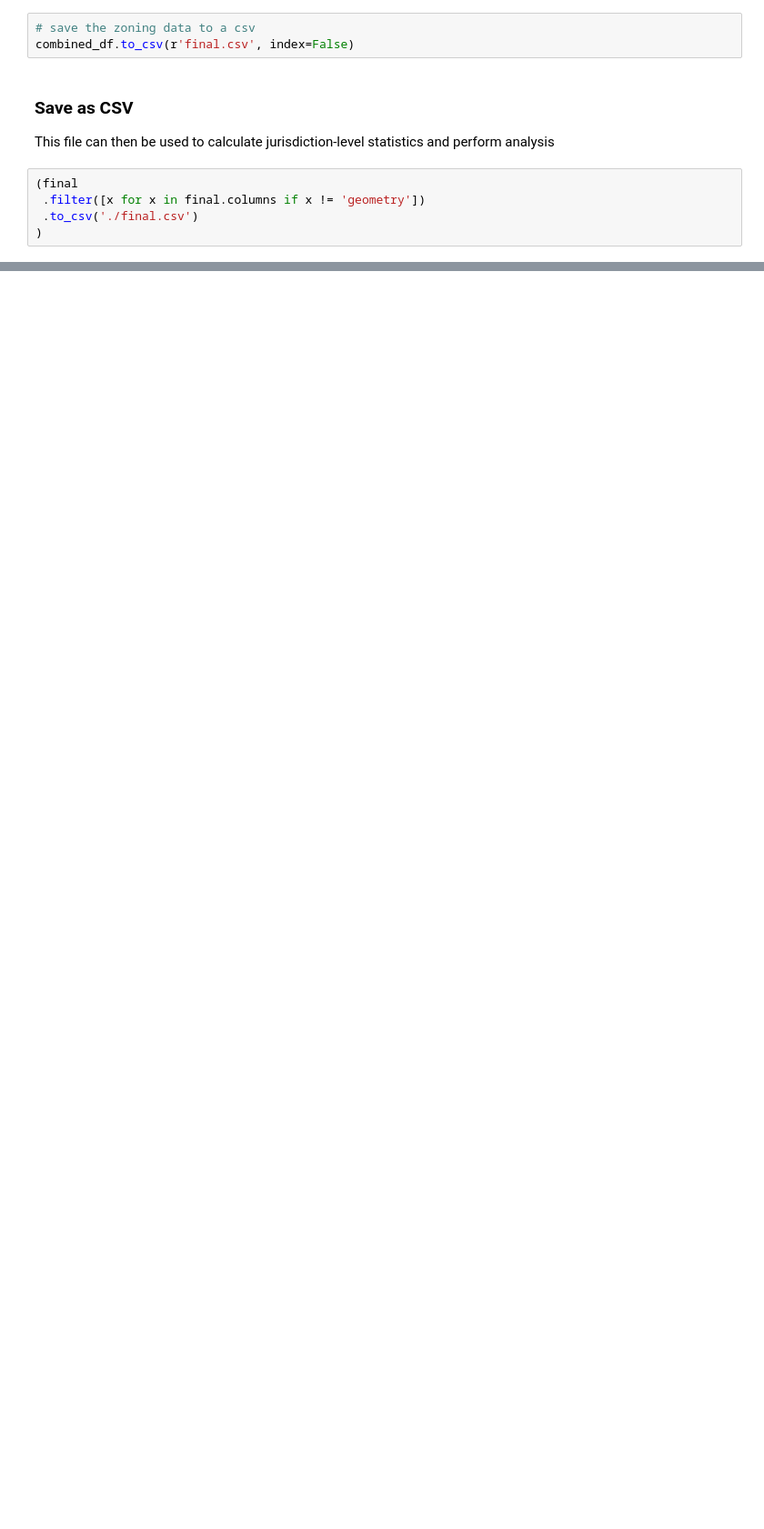
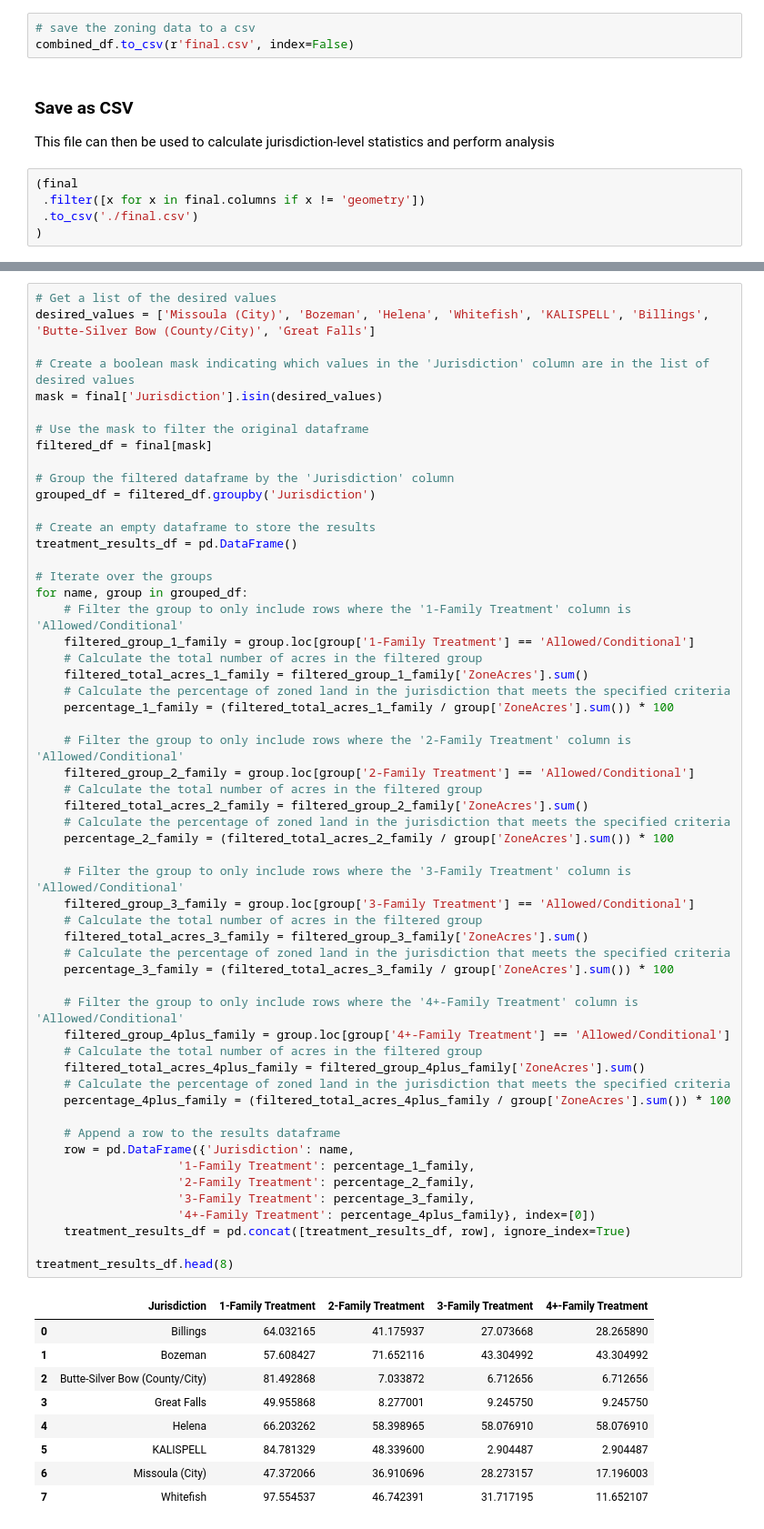
Before and after one commit to National-Zoning-Atlas/MontanaAtlas, a Jupyter notebook: CombineJurisdictions.ipynb, the cells around one changed output, grey strips where cells are left out. Shown at 91% size. Drawn from its saved outputs; the diff is of its cells as text; blank space fills up the shorter version.

```diff
--- a/CombineJurisdictions.ipynb
+++ b/CombineJurisdictions.ipynb
@@ -432,0 +527,65 @@ This file can then be used to calculate jurisdiction-level statistics and perfor
+# %%
+# Get a list of the desired values
+desired_values = ['Missoula (City)', 'Bozeman', 'Helena', 'Whitefish', 'KALISPELL', 'Billings', 'Butte-Silver Bow (County/City)', 'Great Falls']
+
+# Create a boolean mask indicating which values in the 'Jurisdiction' column are in the list of desired values
+mask = final['Jurisdiction'].isin(desired_values)
+
+# Use the mask to filter the original dataframe
+filtered_df = final[mask]
+
+# Group the filtered dataframe by the 'Jurisdiction' column
+grouped_df = filtered_df.groupby('Jurisdiction')
+
+# Create an empty dataframe to store the results
+treatment_results_df = pd.DataFrame()
+
+# Iterate over the groups
+for name, group in grouped_df:
+    # Filter the group to only include rows where the '1-Family Treatment' column is 'Allowed/Conditional'
+    filtered_group_1_family = group.loc[group['1-Family Treatment'] == 'Allowed/Conditional']
+    # Calculate the total number of acres in the filtered group
+    filtered_total_acres_1_family = filtered_group_1_family['ZoneAcres'].sum()
+    # Calculate the percentage of zoned land in the jurisdiction that meets the specified criteria
+    percentage_1_family = (filtered_total_acres_1_family / group['ZoneAcres'].sum()) * 100
+
+    # Filter the group to only include rows where the '2-Family Treatment' column is 'Allowed/Conditional'
+    filtered_group_2_family = group.loc[group['2-Family Treatment'] == 'Allowed/Conditional']
+    # Calculate the total number of acres in the filtered group
+    filtered_total_acres_2_family = filtered_group_2_family['ZoneAcres'].sum()
+    # Calculate the percentage of zoned land in the jurisdiction that meets the specified criteria
+    percentage_2_family = (filtered_total_acres_2_family / group['ZoneAcres'].sum()) * 100
+
+    # Filter the group to only include rows where the '3-Family Treatment' column is 'Allowed/Conditional'
+    filtered_group_3_family = group.loc[group['3-Family Treatment'] == 'Allowed/Conditional']
+    # Calculate the total number of acres in the filtered group
+    filtered_total_acres_3_family = filtered_group_3_family['ZoneAcres'].sum()
+    # Calculate the percentage of zoned land in the jurisdiction that meets the specified criteria
+    percentage_3_family = (filtered_total_acres_3_family / group['ZoneAcres'].sum()) * 100
+
+    # Filter the group to only include rows where the '4+-Family Treatment' column is 'Allowed/Conditional'
+    filtered_group_4plus_family = group.loc[group['4+-Family Treatment'] == 'Allowed/Conditional']
+    # Calculate the total number of acres in the filtered group
+    filtered_total_acres_4plus_family = filtered_group_4plus_family['ZoneAcres'].sum()
+    # Calculate the percentage of zoned land in the jurisdiction that meets the specified criteria
+    percentage_4plus_family = (filtered_total_acres_4plus_family / group['ZoneAcres'].sum()) * 100
+
+    # Append a row to the results dataframe
+    row = pd.DataFrame({'Jurisdiction': name,
+                    '1-Family Treatment': percentage_1_family,
+                    '2-Family Treatment': percentage_2_family,
+                    '3-Family Treatment': percentage_3_family,
+                    '4+-Family Treatment': percentage_4plus_family}, index=[0])
+    treatment_results_df = pd.concat([treatment_results_df, row], ignore_index=True)
+
+treatment_results_df.head(8)
+# %% [output]
+|  | Jurisdiction | 1-Family Treatment | 2-Family Treatment | 3-Family Treatment | 4+-Family Treatment |
+| 0 | Billings | 64.032165 | 41.175937 | 27.073668 | 28.265890 |
+| 1 | Bozeman | 57.608427 | 71.652116 | 43.304992 | 43.304992 |
+| 2 | Butte-Silver Bow (County/City) | 81.492868 | 7.033872 | 6.712656 | 6.712656 |
+| 3 | Great Falls | 49.955868 | 8.277001 | 9.245750 | 9.245750 |
+| 4 | Helena | 66.203262 | 58.398965 | 58.076910 | 58.076910 |
+| 5 | KALISPELL | 84.781329 | 48.339600 | 2.904487 | 2.904487 |
+| 6 | Missoula (City) | 47.372066 | 36.910696 | 28.273157 | 17.196003 |
+| 7 | Whitefish | 97.554537 | 46.742391 | 31.717195 | 11.652107 |
```
Also changed, not shown: parts of 29 cells of this notebook.
